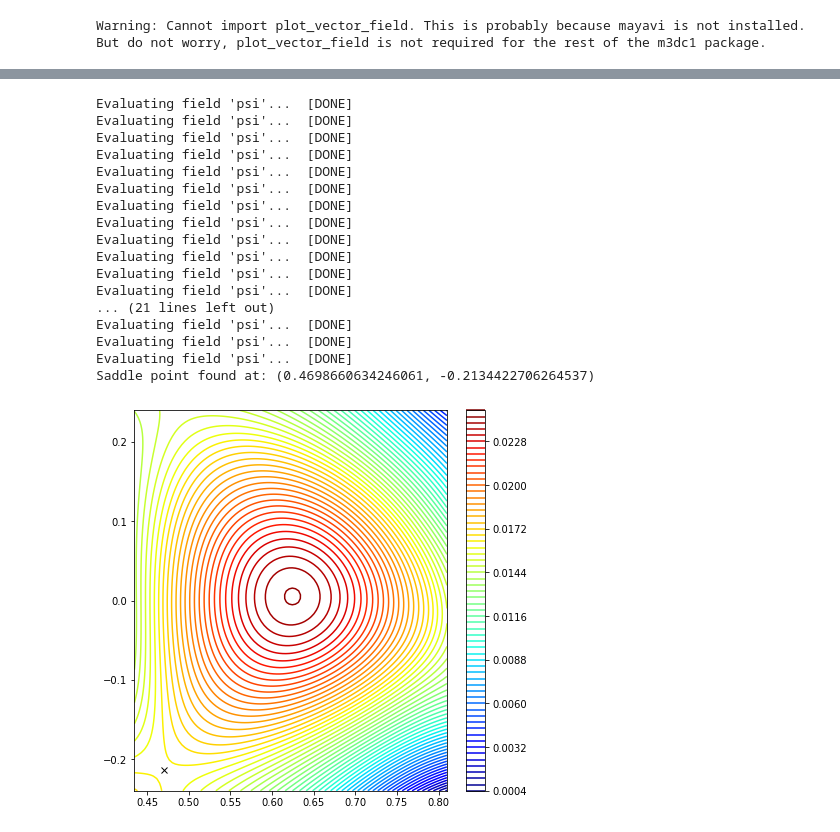
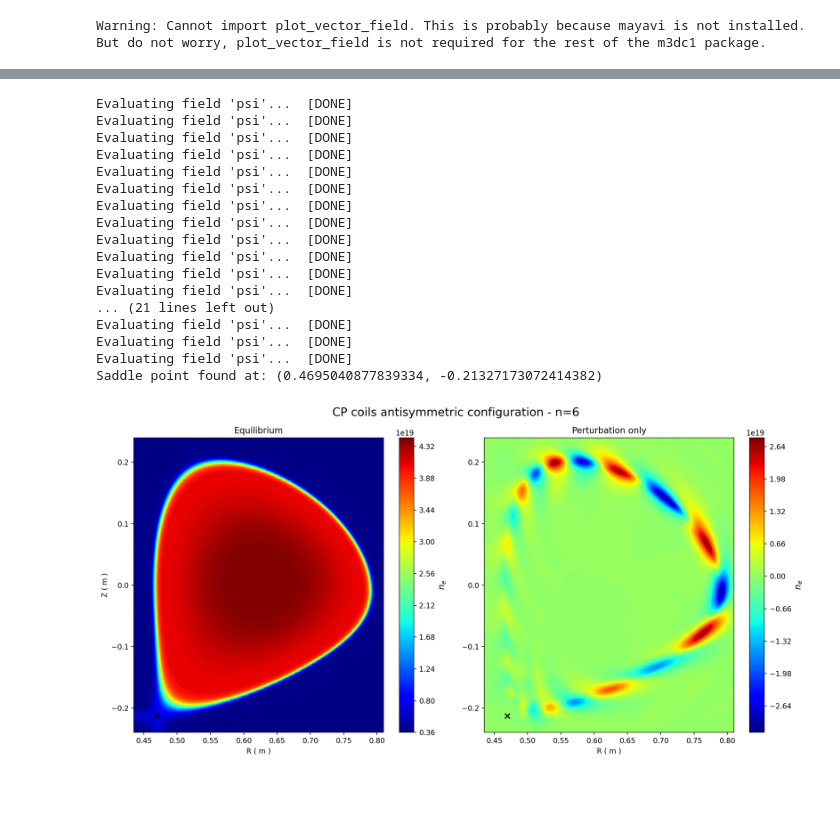
Before and after one commit to ojrfernandes/maglib, a Jupyter notebook: maglit/tcabr_manifolds/xpoint.ipynb, the cells around one changed output, grey strips where cells are left out. Drawn from its saved outputs; the diff is of its cells as text; code cells hidden in the pictures; blank space fills up the shorter version.

```diff
--- a/maglit/tcabr_manifolds/xpoint.ipynb
+++ b/maglit/tcabr_manifolds/xpoint.ipynb
@@ -111,7 +155,7 @@ def newton_raphson(m,x0, phi, y0, sim, time, tol=1e-6, max_iter=1000):
 
 x0, y0 = 0.45, -0.18  # Initial guess
 phi = 0.2*np.pi # Poloidal cut position
-saddle_point = newton_raphson(m,x0, phi, y0, sim, 0)
+saddle_point = newton_raphson(m,x0, phi, y0, sim, -1)
 if saddle_point:
     print("Saddle point found at:", saddle_point)
 else:
@@ -133,15 +177,26 @@ Evaluating field 'psi'...  [DONE]
 Evaluating field 'psi'...  [DONE]
 Evaluating field 'psi'...  [DONE]
 Evaluating field 'psi'...  [DONE]
-Saddle point found at: (0.4698660634246061, -0.2134422706264537)
+Saddle point found at: (0.4695040877839334, -0.21327173072414382)
-# %%
-#print psi
-plt.figure(figsize=(7,7))
-plt.contour(X, Y, Z, 70, cmap='jet')
-#print saddle point
-plt.plot(saddle_point[0], saddle_point[1], marker="x", color="k")
-plt.colorbar()
-plt.ylim(-0.24, 0.24)
-plt.show()
-# %% [output]
-[figure, removed]
+# %%
+fig, ax = plt.subplots(1,2,figsize=(14, 7),dpi=200)
+
+cbar1 = plt.colorbar(ax[0].contourf(X, Y, (Z0), 100, cmap='jet'), ax=ax[0])
+cbar1.set_label(r"$n_e$", fontsize=12)
+ax[0].scatter(saddle_point[0], saddle_point[1], marker="x", s=50, color="k")
+ax[0].set_xlabel("R ( m )")
+ax[0].set_ylabel("Z ( m )")
+ax[0].set_title("Equilibrium")
+
+cbar2 = plt.colorbar(ax[1].contourf(X, Y, (Z-Z0), 100, cmap='jet'), ax=ax[1], label=r"$n_e$")
+cbar2.set_label(r"$n_e$", fontsize=12)
+ax[1].scatter(saddle_point[0], saddle_point[1], marker="x", s=50, color="k")
+ax[1].set_xlabel("R ( m )")
+ax[1].set_title("Perturbation only")
+
+fig.suptitle("CP coils antisymmetric configuration - n=6", fontsize=16)
+plt.tight_layout()
+#plt.savefig("figuras/ne_cp_coils_antisymm_n06.png")
+plt.show()
+# %% [output]
+[figure, added]
```
Also changed, not shown: parts of 6 cells of this notebook, 7 other files.
